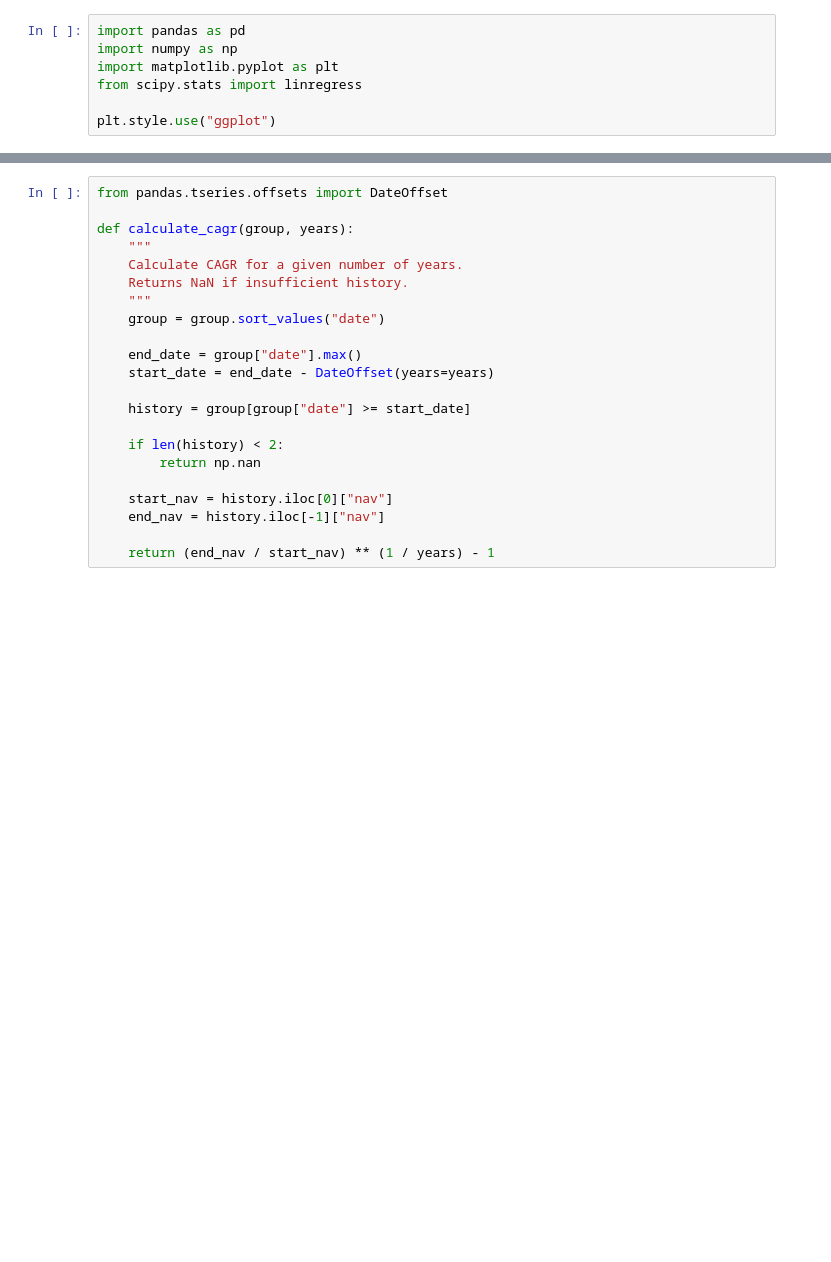
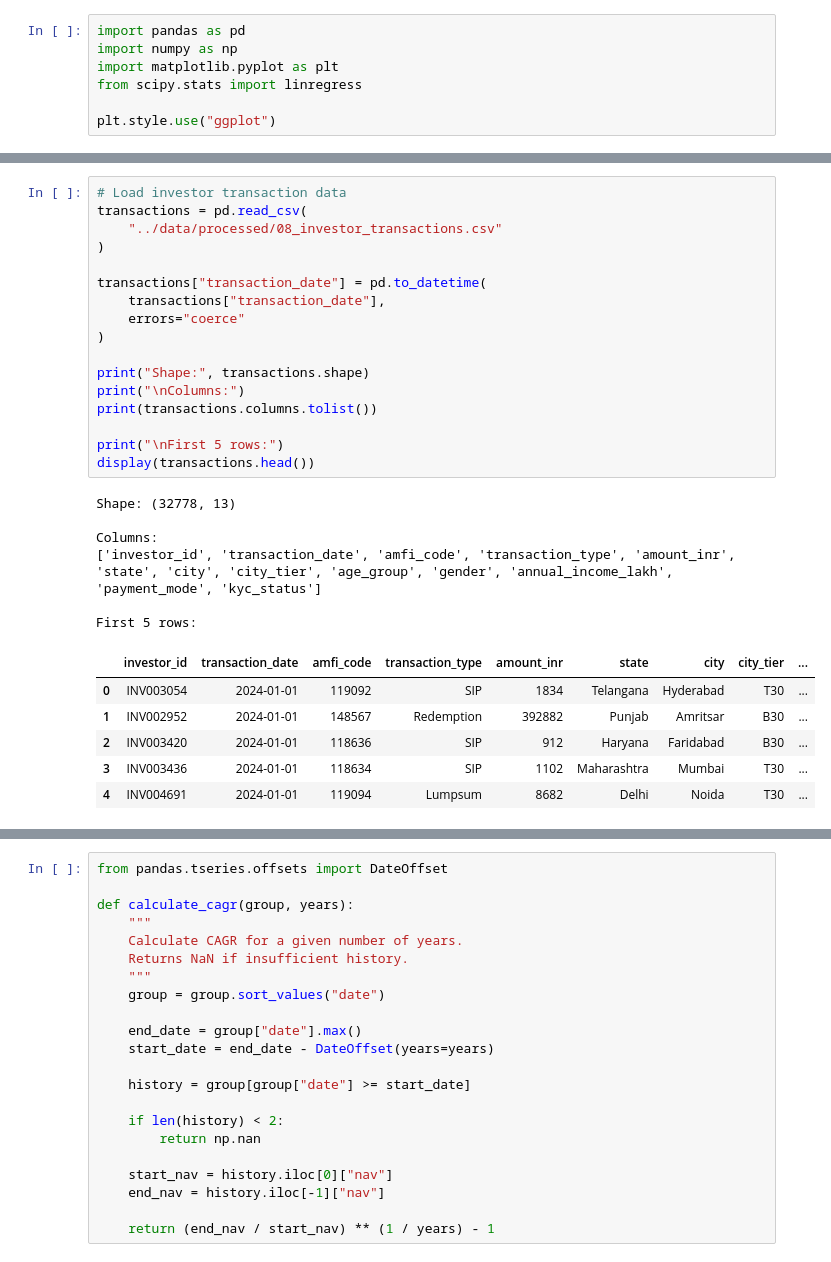
Before and after one commit to 24A31A05EV/Mutual-Fund-Analytics, a Jupyter notebook: notebooks/Performance_Analytics.ipynb, the cells around one changed output, grey strips where cells are left out. Cells and saved outputs as stored; diff of their text form; blank space fills up the shorter version.

```diff
--- a/notebooks/Performance_Analytics.ipynb
+++ b/notebooks/Performance_Analytics.ipynb
@@ -53,3 +539,33 @@ nav.head()
+# %%
+# Load investor transaction data
+transactions = pd.read_csv(
+    "../data/processed/08_investor_transactions.csv"
+)
+
+transactions["transaction_date"] = pd.to_datetime(
+    transactions["transaction_date"],
+    errors="coerce"
+)
+
+print("Shape:", transactions.shape)
+print("\nColumns:")
+print(transactions.columns.tolist())
+
+print("\nFirst 5 rows:")
+display(transactions.head())
+# %% [output]
+Shape: (32778, 13)
+
+Columns:
+['investor_id', 'transaction_date', 'amfi_code', 'transaction_type', 'amount_inr', 'state', 'city', 'city_tier', 'age_group', 'gender', 'annual_income_lakh', 'payment_mode', 'kyc_status']
+
+First 5 rows:
+|  | investor_id | transaction_date | amfi_code | transaction_type | amount_inr | state | city | city_tier | ... |
+| 0 | INV003054 | 2024-01-01 | 119092 | SIP | 1834 | Telangana | Hyderabad | T30 | ... |
+| 1 | INV002952 | 2024-01-01 | 148567 | Redemption | 392882 | Punjab | Amritsar | B30 | ... |
+| 2 | INV003420 | 2024-01-01 | 118636 | SIP | 912 | Haryana | Faridabad | B30 | ... |
+| 3 | INV003436 | 2024-01-01 | 118634 | SIP | 1102 | Maharashtra | Mumbai | T30 | ... |
+| 4 | INV004691 | 2024-01-01 | 119094 | Lumpsum | 8682 | Delhi | Noida | T30 | ... |
 # %%
 # Daily return for each fund
 nav["daily_return"] = (
```
Also changed, not shown: parts of 108 cells of this notebook, 5 other files.
